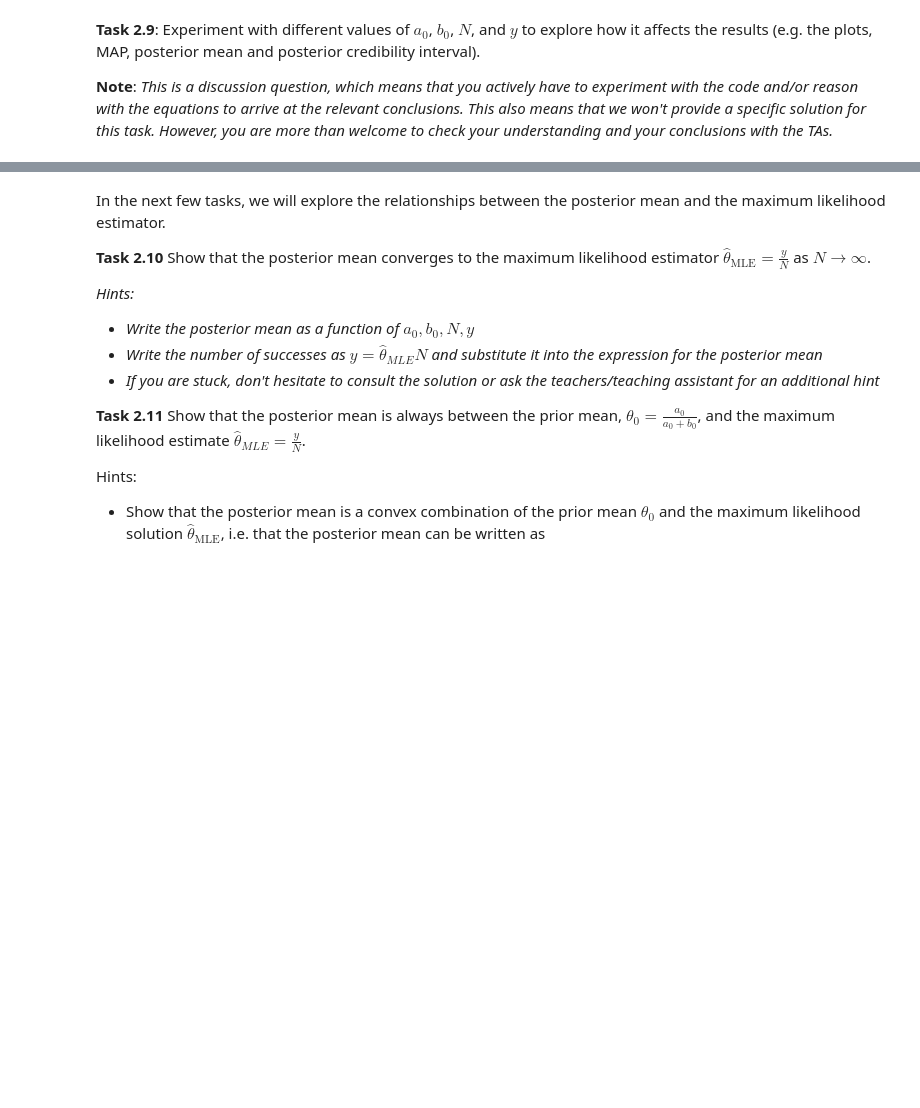
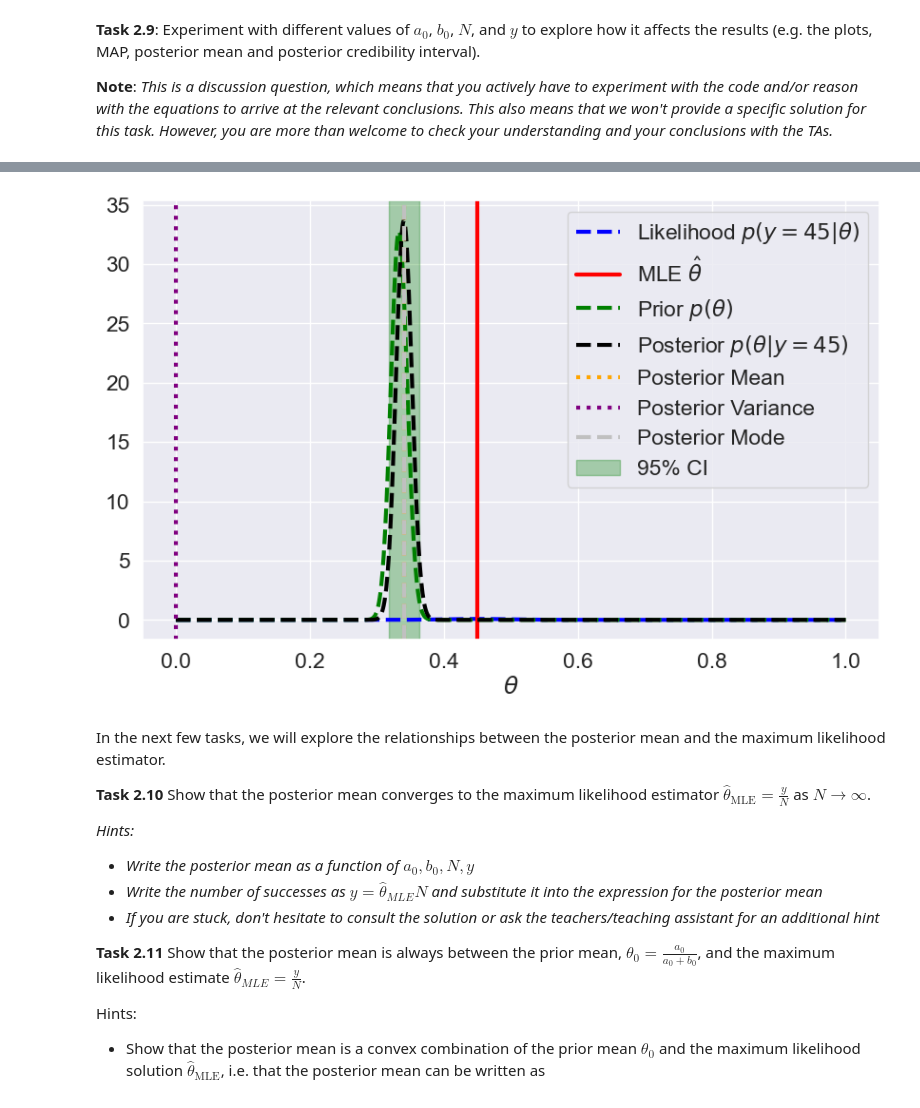
Before and after one commit to lelegod/bayesian_ml, a Jupyter notebook: week1/ex1_handout.ipynb, the cells around one changed output, grey strips where cells are left out. Cells and saved outputs as stored; diff of their text form; code cells hidden in the pictures; blank space fills up the shorter version.

```diff
--- a/week1/ex1_handout.ipynb
+++ b/week1/ex1_handout.ipynb
@@ -408,3 +450,38 @@ $$\mathbb{E}\left[p(\theta|y)\right] = \frac{a_p}{a_p + b_p} = \frac{2}{9}$$
+# %%
+thetas = jnp.linspace(0, 1, 1000)
+y, N = 45, 100
+a, b = 500, 1000
+
+prior_experiment = BetaDistribution(a=a, b=b)
+
+data_experiment = ObservedData(y=y, N=N)
+
+posterior_experiment = BetaDistribution(a=a + data_experiment.y, b=b + data_experiment.N - data_experiment.y)
+
+fig, ax = plt.subplots(1, 1, figsize=(10, 6))
+
+# Likelihood
+ax.plot(thetas, binom_dist.pmf(data_experiment.y, data_experiment.N, thetas), linestyle='--', color='blue', label=rf'Likelihood $p(y={y}|\theta)$')
+ax.axvline(x=data_experiment.y/data_experiment.N, color='red', linestyle='-', label=r'MLE $\hat{\theta}$')
+
+# Prior
+ax.plot(thetas, prior_experiment.pdf(thetas), linestyle='--', color='green', label=r'Prior $p(\theta)$')
+
+# Posterior
+ax.plot(thetas, posterior_experiment.pdf(thetas), linestyle='--', color='black', label=rf'Posterior $p(\theta|y={y})$')
+ax.axvline(x=posterior_experiment.mean, linestyle=':', color='orange', label=r'Posterior Mean')
+ax.axvline(x=posterior_experiment.variance, linestyle=':', color='purple', label=r'Posterior Variance')
+ax.axvline(x=posterior_experiment.mode, linestyle='--', color='silver', label=r'Posterior Mode')
+
+# CI
+lower, upper = posterior_experiment.get_interval(95)
+ax.axvspan(lower, upper, alpha=0.3, color='green', label='95% CI')
+
+ax.set_xlabel(r'$\theta$')
+ax.legend()
+plt.show()
+# %% [output]
+[figure, added]
 # %% [markdown]
 In the next few tasks, we will explore the relationships between the posterior mean and the maximum likelihood estimator.
 
```
Also changed, not shown: parts of 4 cells of this notebook.
